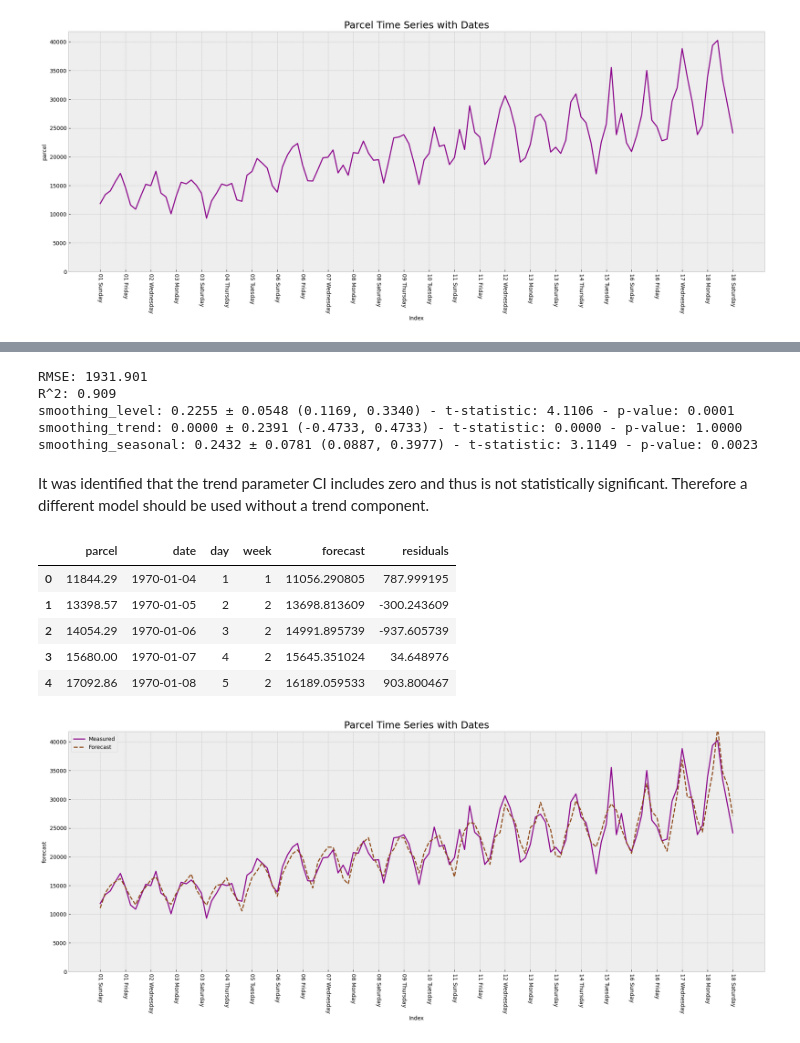
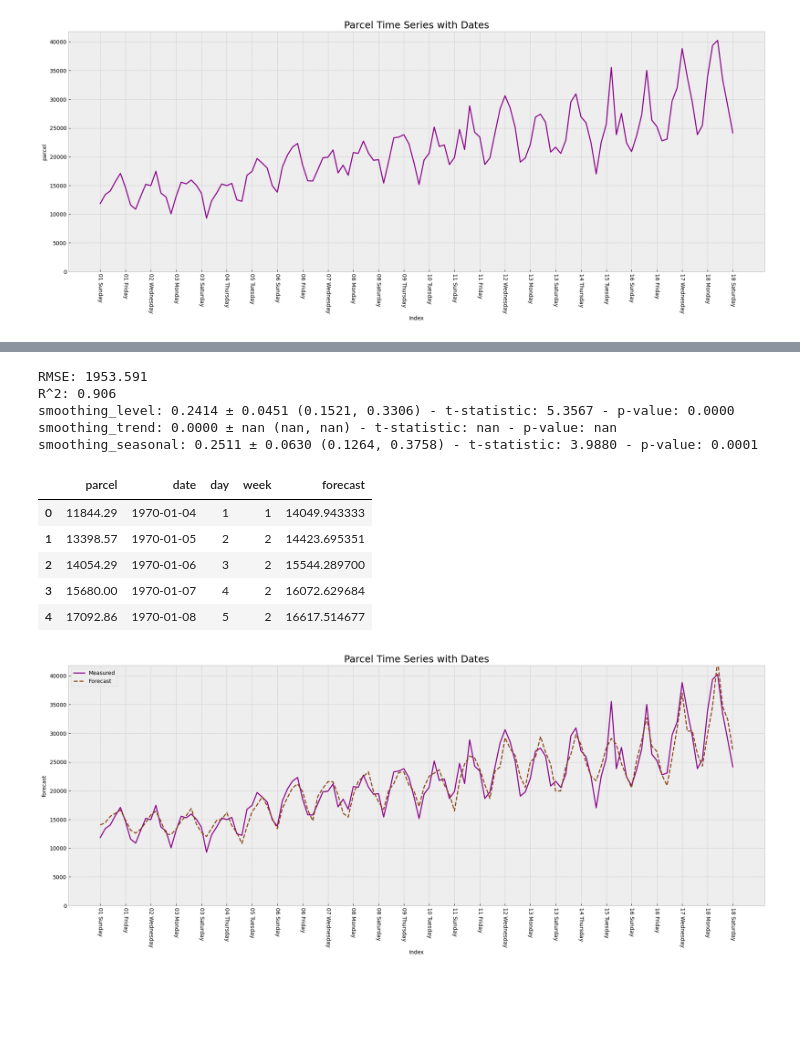
Before and after one commit to ELC/sistemas-de-gestion, a Jupyter notebook: book/chapters/01_Parcel.ipynb, the cells around one changed output, grey strips where cells are left out. Saved outputs shown, nothing was run; the diff lists cells and outputs as text; code cells hidden in the pictures; blank space fills up the shorter version.

```diff
--- a/book/chapters/01_Parcel.ipynb
+++ b/book/chapters/01_Parcel.ipynb
@@ -52,34 +55,29 @@ plot_sequence_with_date(data_with_dates, "parcel", "date", 'Parcel Time Series w
 # %% [markdown]
 ![image.png](attachment:image.png)
 # %%
-fit_model = holt_winters_multiplicative(data_with_dates, "parcel", "date", 7)
+fit_model = forecast_multiplicative_trend_and_seasonal(data_with_dates, "parcel", "date", 7)
 print(f"RMSE: {fit_model.rmse:.3f}")
 print(f"R^2: {fit_model.r_squared:.3g}")
 
 for parameter in fit_model.parameters:
     print(parameter)
 # %% [output]
-RMSE: 1931.901
-R^2: 0.909
-smoothing_level: 0.2255 ± 0.0548 (0.1169, 0.3340) - t-statistic: 4.1106 - p-value: 0.0001
-smoothing_trend: 0.0000 ± 0.2391 (-0.4733, 0.4733) - t-statistic: 0.0000 - p-value: 1.0000
-smoothing_seasonal: 0.2432 ± 0.0781 (0.0887, 0.3977) - t-statistic: 3.1149 - p-value: 0.0023
+RMSE: 1953.591
+R^2: 0.906
+smoothing_level: 0.2414 ± 0.0451 (0.1521, 0.3306) - t-statistic: 5.3567 - p-value: 0.0000
+smoothing_trend: 0.0000 ± nan (nan, nan) - t-statistic: nan - p-value: nan
+smoothing_seasonal: 0.2511 ± 0.0630 (0.1264, 0.3758) - t-statistic: 3.9880 - p-value: 0.0001
-# %% [markdown]
-It was identified that the trend parameter CI includes zero and thus is not statistically significant. Therefore a different model should be used without a trend component.
 # %%
 predictions = fit_model.predict(0, len(data_with_dates)-1)
-data_with_forecast_and_residuals = data_with_dates.assign(
-                                        forecast=predictions.values,
-                                        residuals=fit_model.residuals,
-                                    )
-data_with_forecast_and_residuals.head()
+data_with_forecast = data_with_dates.assign(forecast=predictions.values)
+data_with_forecast.head()
 # %% [output]
-|  | parcel | date | day | week | forecast | residuals |
-| 0 | 11844.29 | 1970-01-04 | 1 | 1 | 11056.290805 | 787.999195 |
-| 1 | 13398.57 | 1970-01-05 | 2 | 2 | 13698.813609 | -300.243609 |
-| 2 | 14054.29 | 1970-01-06 | 3 | 2 | 14991.895739 | -937.605739 |
-| 3 | 15680.00 | 1970-01-07 | 4 | 2 | 15645.351024 | 34.648976 |
-| 4 | 17092.86 | 1970-01-08 | 5 | 2 | 16189.059533 | 903.800467 |
+|  | parcel | date | day | week | forecast |
+| 0 | 11844.29 | 1970-01-04 | 1 | 1 | 14049.943333 |
+| 1 | 13398.57 | 1970-01-05 | 2 | 2 | 14423.695351 |
+| 2 | 14054.29 | 1970-01-06 | 3 | 2 | 15544.289700 |
+| 3 | 15680.00 | 1970-01-07 | 4 | 2 | 16072.629684 |
+| 4 | 17092.86 | 1970-01-08 | 5 | 2 | 16617.514677 |
 # %%
 ax = plt.subplot()
 plot_sequence_with_date(
```
Also changed, not shown: parts of 35 cells of this notebook, 11 other files.
